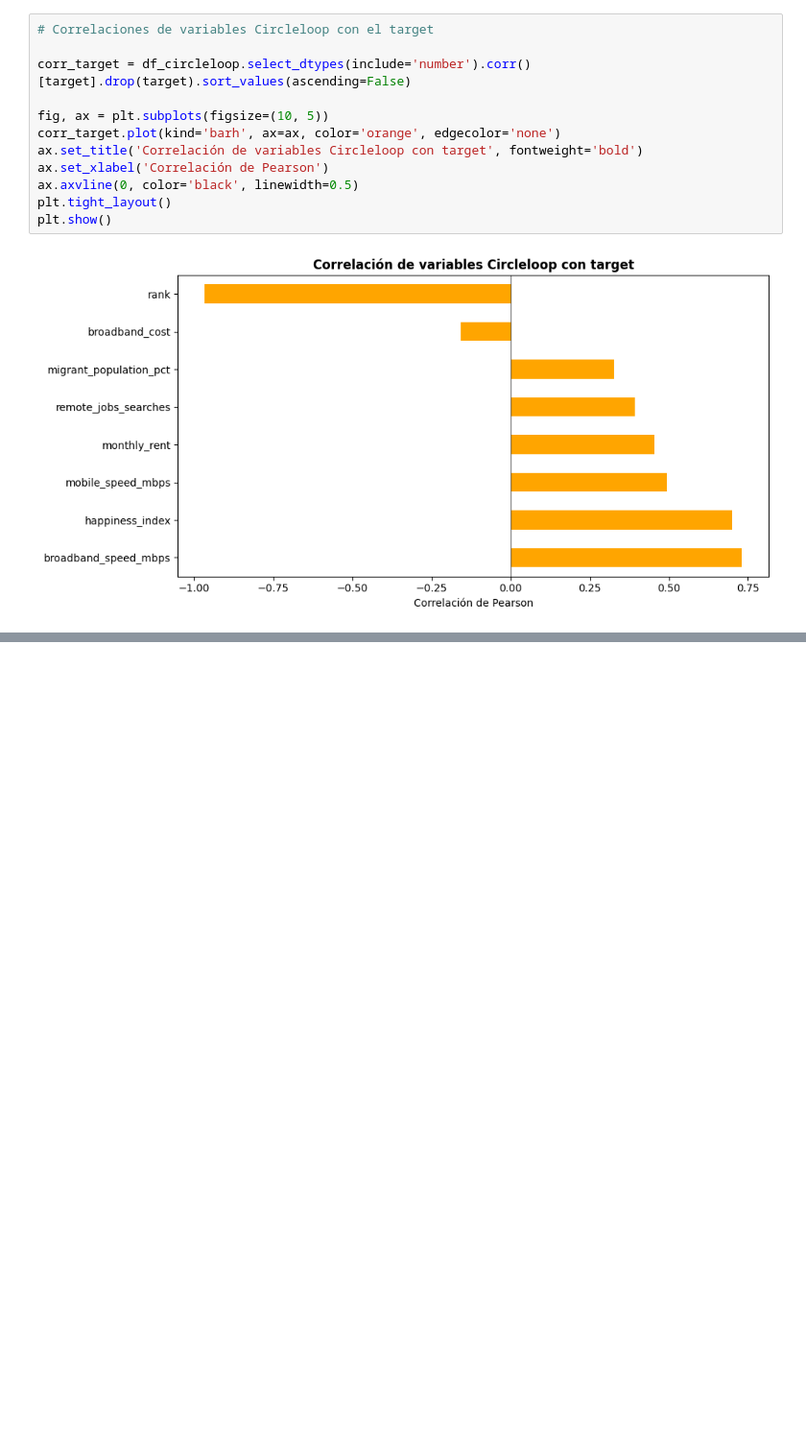
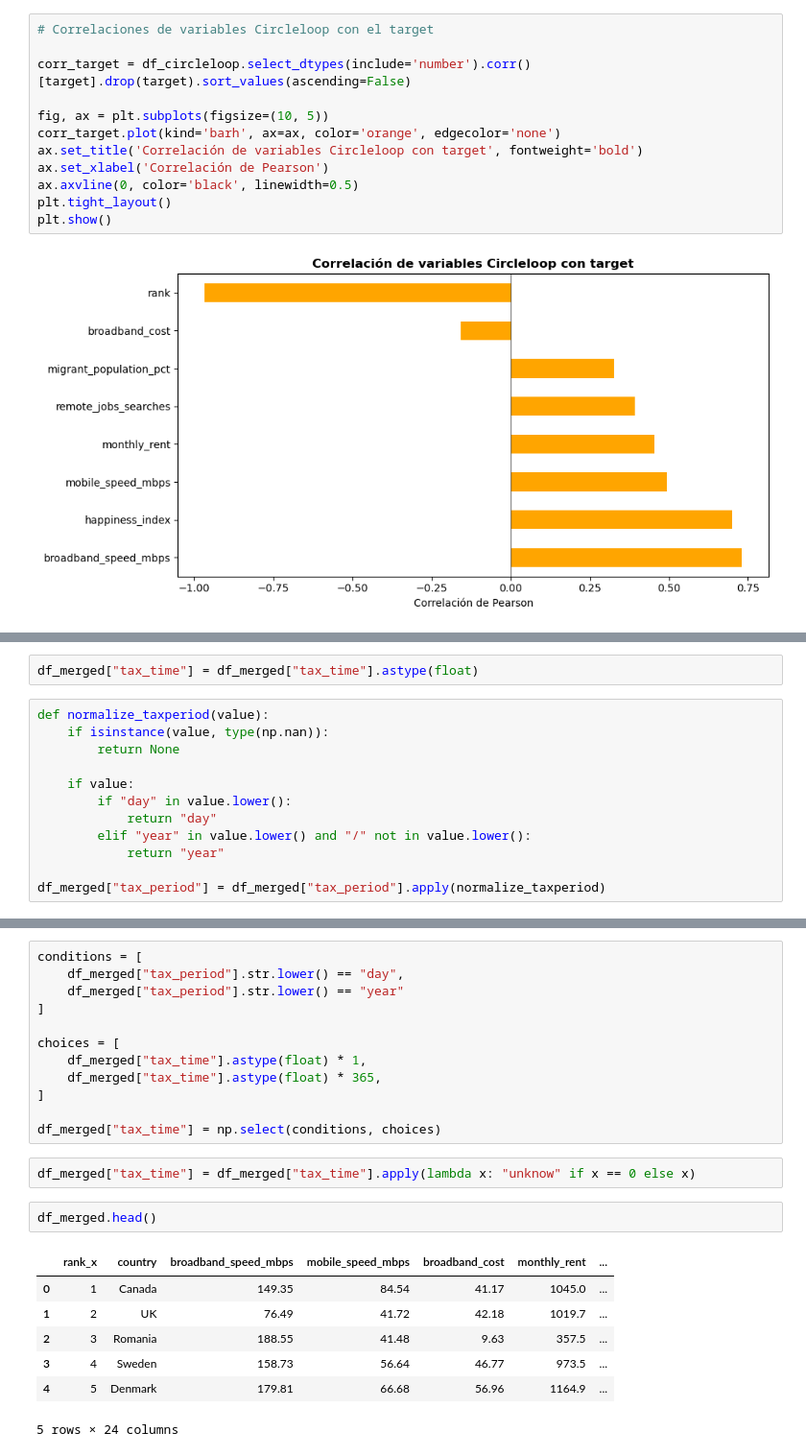
Before and after one commit to danielaaguirrej55-source/Proyecto-ML---Machine-Learning, a Jupyter notebook: src/notebooks/main_juanfcia_models.ipynb, the cells around one changed output, grey strips where cells are left out. Shown at 96% size. Drawn from its saved outputs; the diff is of its cells as text; blank space fills up the shorter version.

```diff
--- a/src/notebooks/main_juanfcia_models.ipynb
+++ b/src/notebooks/main_juanfcia_models.ipynb
@@ -536,0 +714,14 @@ plt.show()
+# %%
+df_merged["tax_time"] = df_merged["tax_time"].astype(float)
+# %%
+def normalize_taxperiod(value):
+	if isinstance(value, type(np.nan)):
+		return None
+
+	if value:
+		if "day" in value.lower():
+			return "day"
+		elif "year" in value.lower() and "/" not in value.lower():
+			return "year"
+
+df_merged["tax_period"] = df_merged["tax_period"].apply(normalize_taxperiod)
@@ -536,0 +730,24 @@ plt.show()
+# %%
+conditions = [
+	df_merged["tax_period"].str.lower() == "day",
+	df_merged["tax_period"].str.lower() == "year"
+]
+
+choices = [
+	df_merged["tax_time"].astype(float) * 1,
+	df_merged["tax_time"].astype(float) * 365,
+]
+
+df_merged["tax_time"] = np.select(conditions, choices)
+# %%
+df_merged["tax_time"] = df_merged["tax_time"].apply(lambda x: "unknow" if x == 0 else x)
+# %%
+df_merged.head()
+# %% [output]
+|  | rank_x | country | broadband_speed_mbps | mobile_speed_mbps | broadband_cost | monthly_rent | ... |
+| 0 | 1 | Canada | 149.35 | 84.54 | 41.17 | 1045.0 | ... |
+| 1 | 2 | UK | 76.49 | 41.72 | 42.18 | 1019.7 | ... |
+| 2 | 3 | Romania | 188.55 | 41.48 | 9.63 | 357.5 | ... |
+| 3 | 4 | Sweden | 158.73 | 56.64 | 46.77 | 973.5 | ... |
+| 4 | 5 | Denmark | 179.81 | 66.68 | 56.96 | 1164.9 | ... |
+5 rows × 24 columns
```
Also changed, not shown: parts of 25 cells of this notebook.
